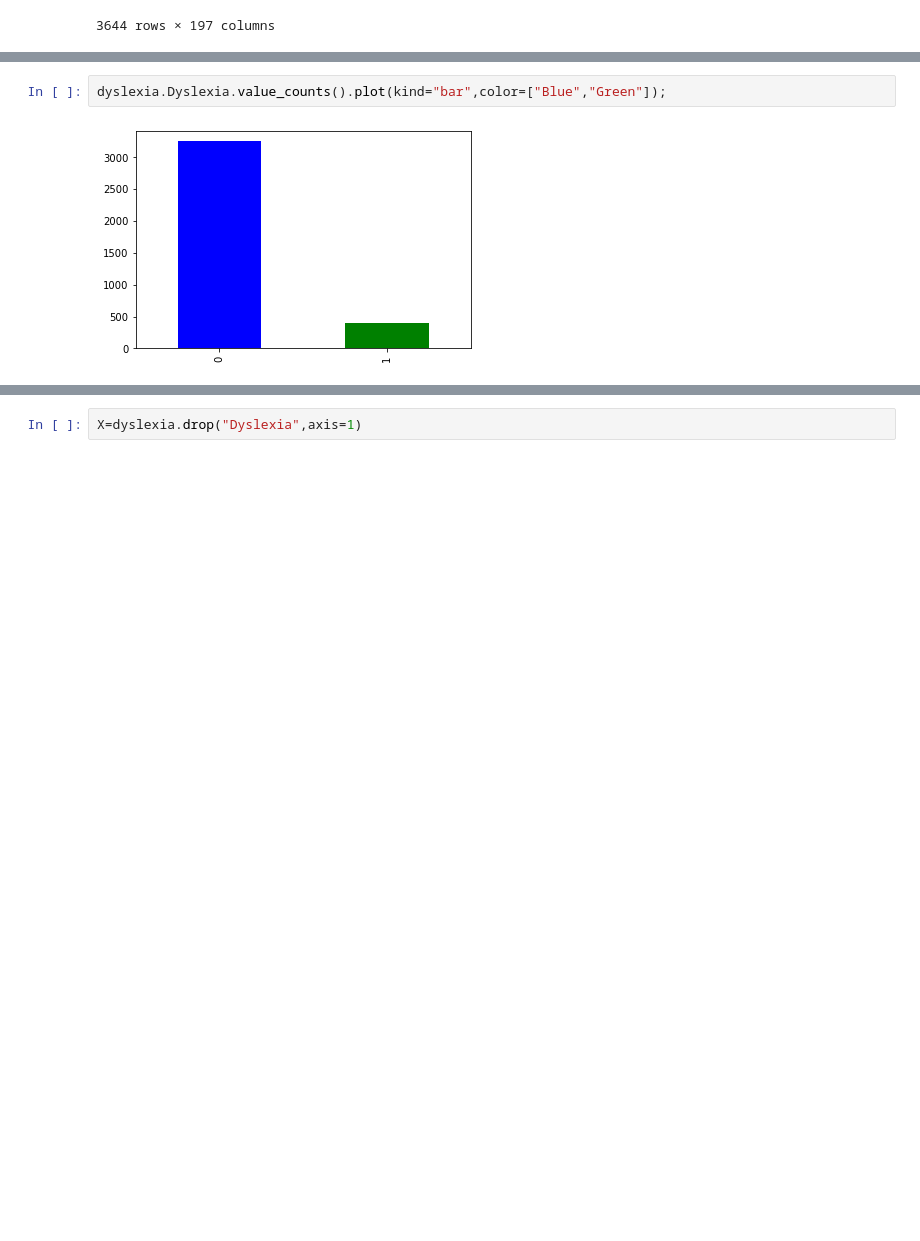
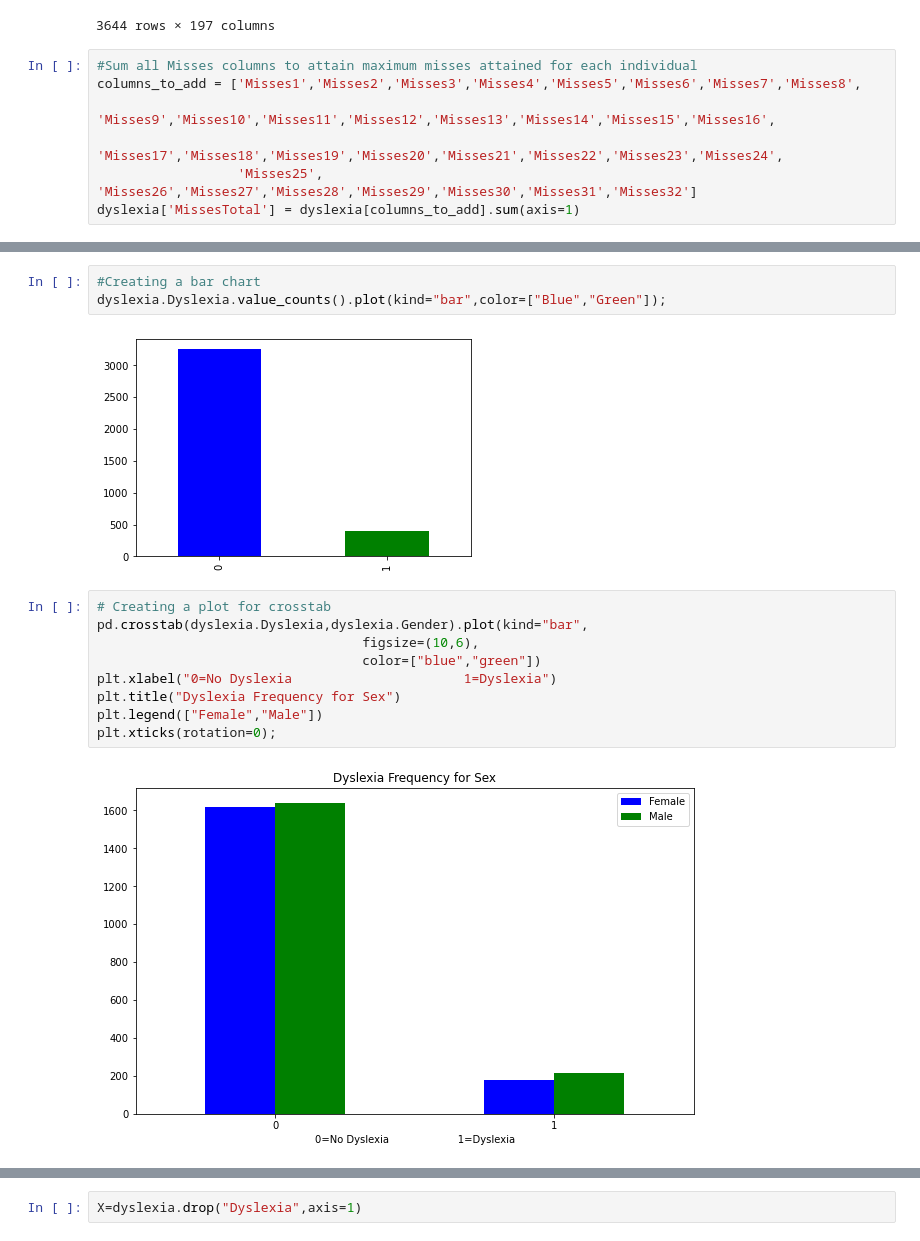
Before and after one commit to eaPeter/Dyslexia-Prediction, a Jupyter notebook: Dyslexia.ipynb, the cells around one changed output, grey strips where cells are left out. Drawn from its saved outputs; the diff is of its cells as text; blank space fills up the shorter version.

```diff
--- a/Dyslexia.ipynb
+++ b/Dyslexia.ipynb
@@ -88,3 +109,10 @@ dyslexia
 | 3642 | 0 | 0 | 1 | 15 | 10 | 10 | 0 | 10 | 1.0 | 0.0 | ... |
 | 3643 | 0 | 0 | 1 | 15 | 13 | 13 | 0 | 13 | 1.0 | 0.0 | ... |
 3644 rows × 197 columns
+# %%
+#Sum all Misses columns to attain maximum misses attained for each individual
+columns_to_add = ['Misses1','Misses2','Misses3','Misses4','Misses5','Misses6','Misses7','Misses8',
+                  'Misses9','Misses10','Misses11','Misses12','Misses13','Misses14','Misses15','Misses16',
+                  'Misses17','Misses18','Misses19','Misses20','Misses21','Misses22','Misses23','Misses24',
+                  'Misses25', 'Misses26','Misses27','Misses28','Misses29','Misses30','Misses31','Misses32']
+dyslexia['MissesTotal'] = dyslexia[columns_to_add].sum(axis=1)
@@ -91,4 +135,16 @@ dyslexia
 # %%
+#Creating a bar chart
 dyslexia.Dyslexia.value_counts().plot(kind="bar",color=["Blue","Green"]);
 # %% [output]
 [figure]
+# %%
+# Creating a plot for crosstab
+pd.crosstab(dyslexia.Dyslexia,dyslexia.Gender).plot(kind="bar",
+                                  figsize=(10,6),
+                                  color=["blue","green"])
+plt.xlabel("0=No Dyslexia                      1=Dyslexia")
+plt.title("Dyslexia Frequency for Sex")
+plt.legend(["Female","Male"])
+plt.xticks(rotation=0);
+# %% [output]
+[figure, added]
```
Also changed, not shown: parts of 14 cells of this notebook, 2 other files.
